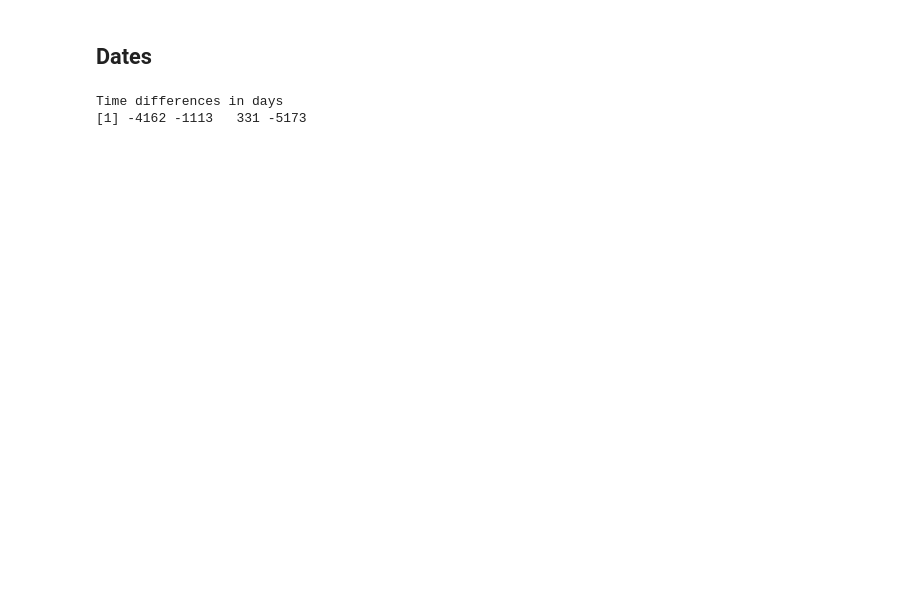
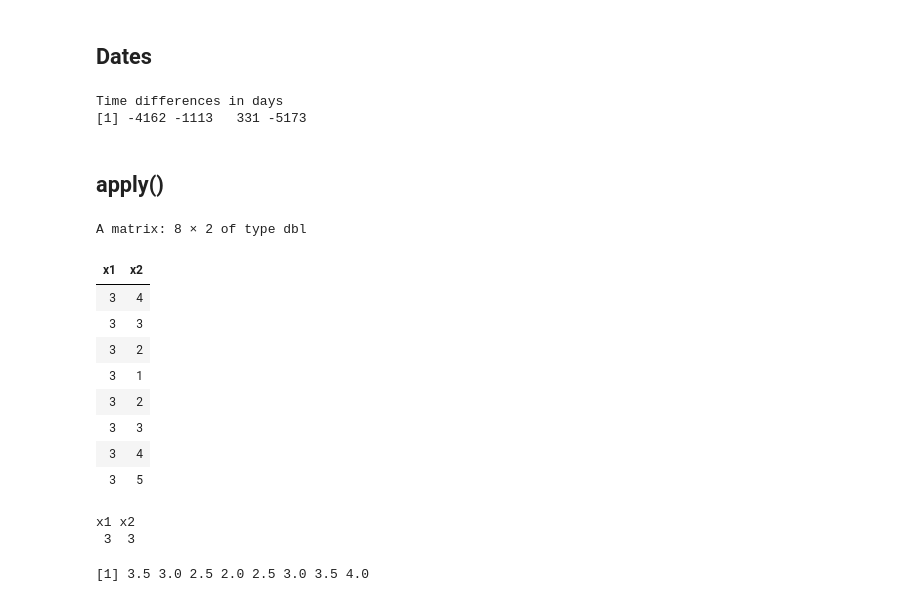
Before and after one commit to chenboshuo/learn_r, a Jupyter notebook: src/basic.ipynb, the cells around one changed output. Drawn from its saved outputs; the diff is of its cells as text; code cells hidden in the pictures; blank space fills up the shorter version.

```diff
--- a/src/basic.ipynb
+++ b/src/basic.ipynb
@@ -127,3 +264,5 @@ agegap
 # %% [output]
 Time differences in days
 [1] -4162 -1113   331 -5173
+# %% [markdown]
+## apply()
@@ -129,0 +271,23 @@ Time differences in days
+# %%
+x = cbind(x1=3, x2=c(4:1, 2:5))
+x
+# %% [output]
+A matrix: 8 × 2 of type dbl
+| x1 | x2 |
+| 3 | 4 |
+| 3 | 3 |
+| 3 | 2 |
+| 3 | 1 |
+| 3 | 2 |
+| 3 | 3 |
+| 3 | 4 |
+| 3 | 5 |
+# %%
+apply(x,2,mean)
+# %% [output]
+x1 x2
+ 3  3
+# %%
+apply(x,1,mean)
+# %% [output]
+[1] 3.5 3.0 2.5 2.0 2.5 3.0 3.5 4.0
```
Also changed, not shown: parts of 43 cells of this notebook, 2 other files.
